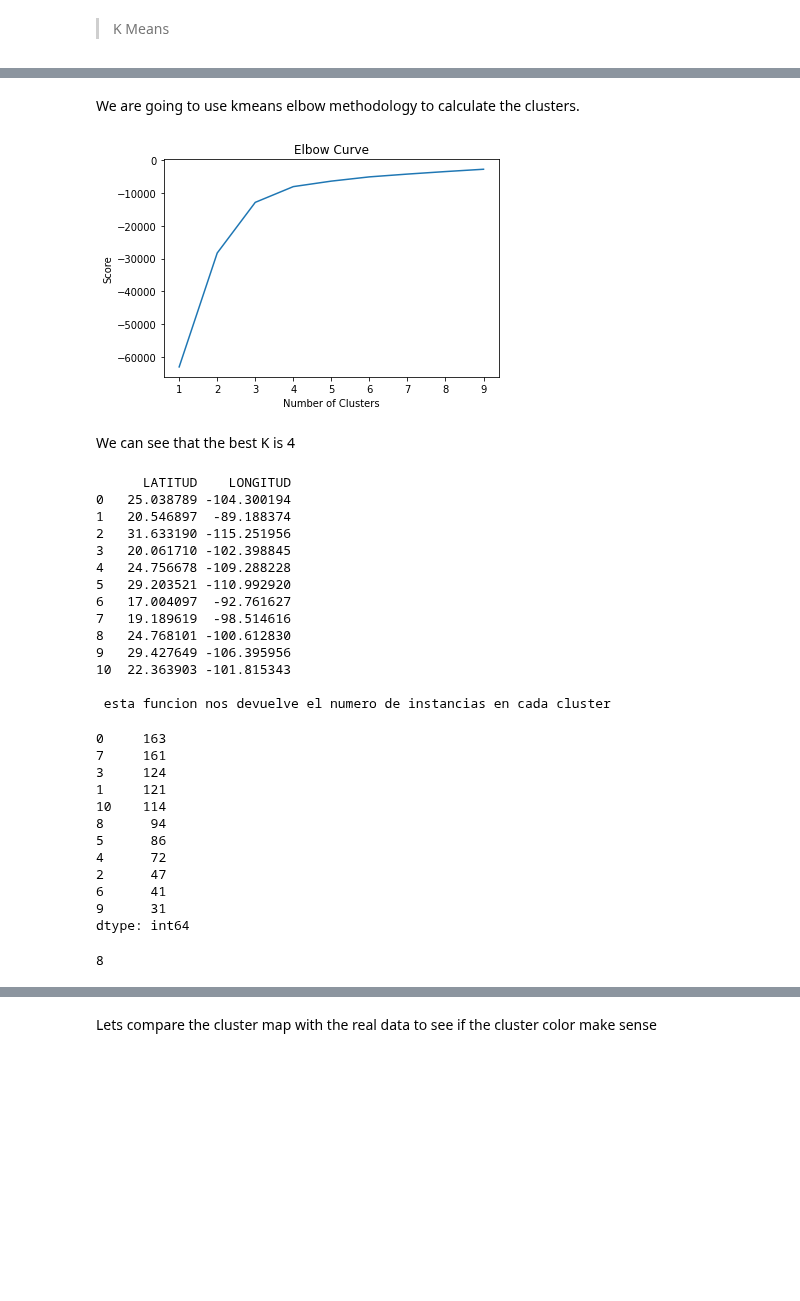
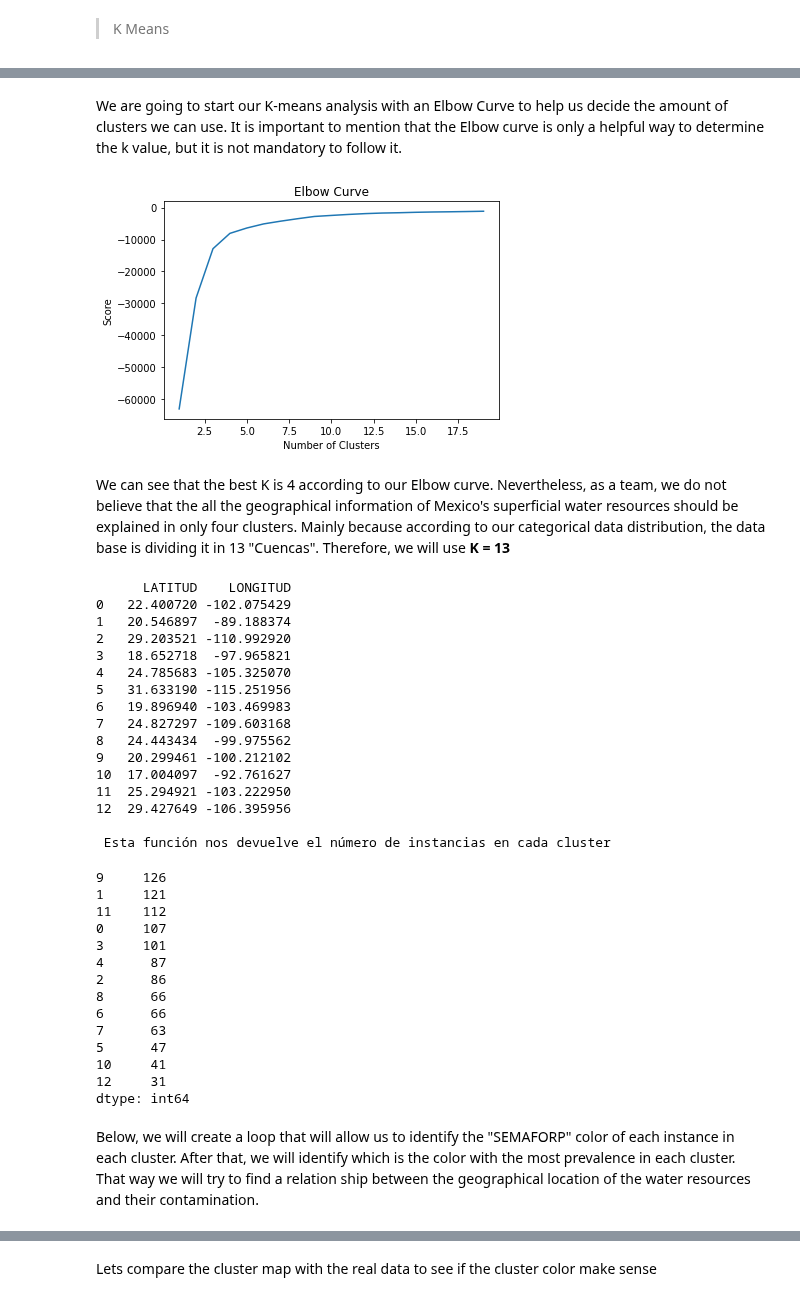
Before and after one commit to PosgradoMNA/actividades-del-projecto-team-1, a Jupyter notebook: Reto/Reto_Equipo1.ipynb, the cells around one changed output, grey strips where cells are left out. Saved outputs shown, nothing was run; the diff lists cells and outputs as text; code cells hidden in the pictures; blank space fills up the shorter version.

```diff
--- a/Reto/Reto_Equipo1.ipynb
+++ b/Reto/Reto_Equipo1.ipynb
@@ -580,64 +606,66 @@ Requirement already satisfied: mpmath>=0.19 in /usr/local/lib/python3.7/dist-pac
 import geopandas as gpd
 from sklearn.cluster import KMeans
 from sklearn.metrics import pairwise_distances_argmin_min
-# %% [markdown]
-We are going to use kmeans elbow methodology to calculate the clusters.
+# %% [markdown]
+We are going to start our K-means analysis with an Elbow Curve to help us decide the amount of clusters we can use. It is important to mention that the Elbow curve is only a helpful way to determine the k value, but it is not mandatory to follow it.
 # %%
 latlong=df_AguaSubterraneaCleaned[["LATITUD","LONGITUD"]]
 # %%
-Nc = range(1, 10)
+Nc = range(1, 20)
 kmeans = [KMeans(n_clusters=i) for i in Nc]
 kmeans
 score = [kmeans[i].fit(latlong).score(latlong) for i in range(len(kmeans))]
 score
 plt.plot(Nc,score)
 plt.xlabel('Number of Clusters')
 plt.ylabel('Score')
 plt.title('Elbow Curve')
 plt.show()
 # %% [output]
-[figure, old version]
+[figure, new version]
-# %% [markdown]
-We can see that the best K is 4
+# %% [markdown]
+We can see that the best K is 4 according to our Elbow curve. Nevertheless, as a team, we do not believe that the all the geographical information of Mexico's superficial water resources should be explained in only four clusters. Mainly because according to our categorical data distribution, the data base is dividing it in 13 "Cuencas". Therefore, we will use **K = 13**
 # %%
-kmeans = KMeans(n_clusters=11).fit(latlong)
+kmeans = KMeans(n_clusters=13).fit(latlong)
 centroids = kmeans.cluster_centers_
 centroids = pd.DataFrame(centroids, columns=['LATITUD', 'LONGITUD'])
 print(centroids)
 labels = kmeans.predict(latlong)
-print("\n esta funcion nos devuelve el numero de instancias en cada cluster")
+print("\n Esta función nos devuelve el número de instancias en cada cluster")
 pd.Series.value_counts(labels)
 # %% [output]
       LATITUD    LONGITUD
-0   25.038789 -104.300194
+0   22.400720 -102.075429
 1   20.546897  -89.188374
-2   31.633190 -115.251956
-3   20.061710 -102.398845
-4   24.756678 -109.288228
-5   29.203521 -110.992920
-6   17.004097  -92.761627
-7   19.189619  -98.514616
-8   24.768101 -100.612830
-9   29.427649 -106.395956
-10  22.363903 -101.815343
+2   29.203521 -110.992920
+3   18.652718  -97.965821
+4   24.785683 -105.325070
+5   31.633190 -115.251956
+6   19.896940 -103.469983
+7   24.827297 -109.603168
+8   24.443434  -99.975562
+9   20.299461 -100.212102
+10  17.004097  -92.761627
+11  25.294921 -103.222950
+12  29.427649 -106.395956
 
- esta funcion nos devuelve el numero de instancias en cada cluster
+ Esta función nos devuelve el número de instancias en cada cluster
-0     163
-7     161
-3     124
+9     126
 1     121
-10    114
-8      94
-5      86
-4      72
-2      47
-6      41
-9      31
+11    112
+0     107
+3     101
+4      87
+2      86
+8      66
+6      66
+7      63
+5      47
+10     41
+12     31
 dtype: int64
-# %%
-labels[1053]
-# %% [output]
-8
+# %% [markdown]
+Below, we will create a loop that will allow us to identify the "SEMAFORP" color of each instance in each cluster. After that, we will identify which is the color with the most prevalence in each cluster. That way we will try to find a relation ship between the geographical location of the water resources and their contamination.
 # %%
 from statistics import mode
 df_AguaSubterraneaCleaned.reset_index(drop=True, inplace=True)
```
Also changed, not shown: parts of 22 cells of this notebook.
